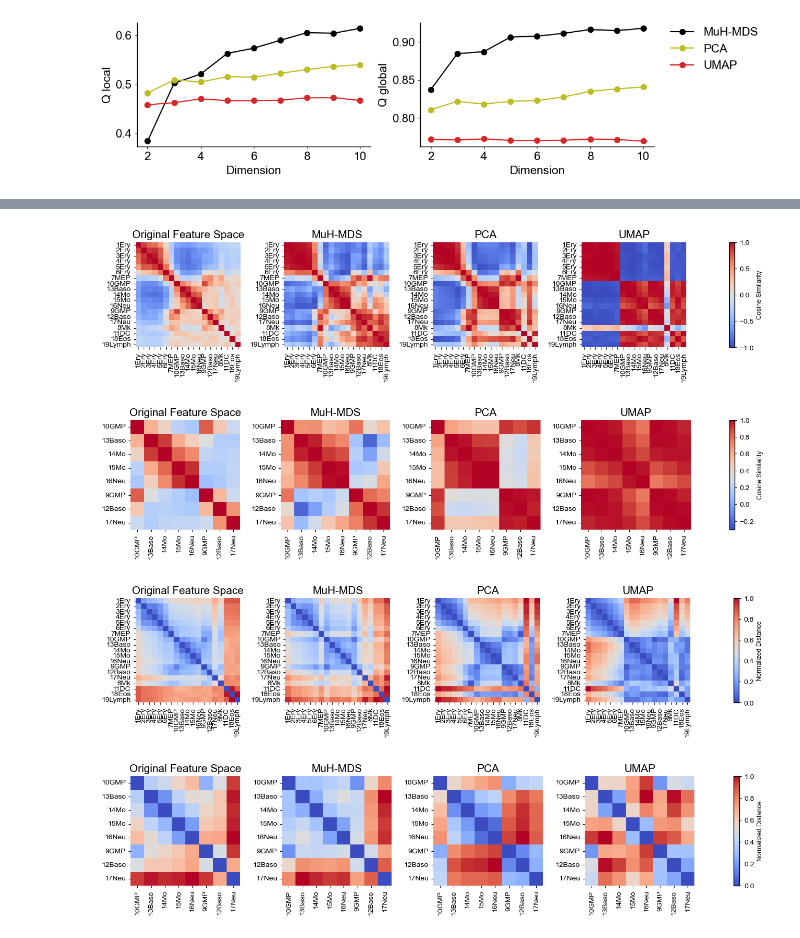
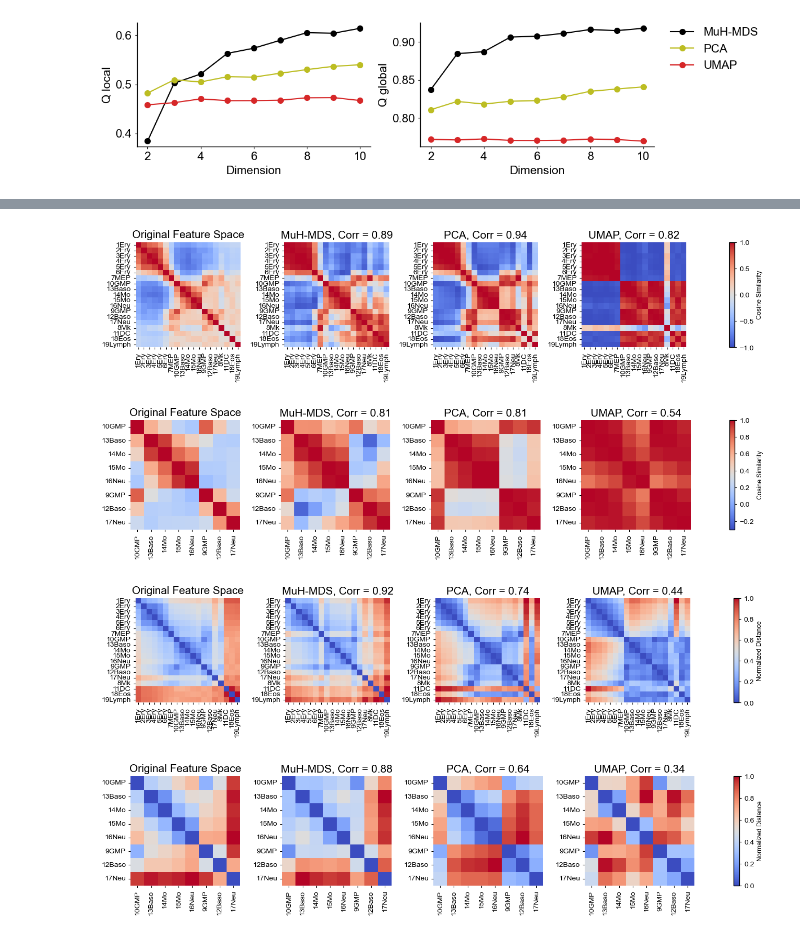
Before and after one commit to ymch815/Multiscale-HMDS, a Jupyter notebook: figures/Fig5-Paul.ipynb, the cells around one changed output, grey strips where cells are left out. Saved outputs shown, nothing was run; the diff lists cells and outputs as text; code cells hidden in the pictures.

```diff
--- a/figures/Fig5-Paul.ipynb
+++ b/figures/Fig5-Paul.ipynb
@@ -322,38 +323,43 @@ for ords_by_group in [ords_by_group1,ords_by_group2]:
     featmat_rc = featmat - np.mean(featmat,axis=0)
     df_ = pd.concat([metadata.reset_index().iloc[:,1:],pd.DataFrame(featmat_rc)],axis=1)
     centroids = df_.groupby('paul15_clusters').mean().loc[cluster_labels].values
     # compute pairwise cosine similarity
-    simmat = cosine_similarity(centroids)
+    simmat_ori = cosine_similarity(centroids)
     # plot heatmap
-    im = sn.heatmap(simmat,xticklabels=cluster_labels,yticklabels=cluster_labels,
+    im = sn.heatmap(simmat_ori,xticklabels=cluster_labels,yticklabels=cluster_labels,
         ax=axs[0],cmap='coolwarm',vmin=vthre,vmax=1,cbar=False)
     axs[0].set_title('Original Feature Space', fontsize=15)
     axs[0].set_aspect('equal')
 
     for i,df in enumerate(dfs):
         df_ = df.drop(columns=['radius'])
         if i == 0: # map to tangent space for MuH-MDS
             tangent_coords = emb.logmap(datarc)
             df_.iloc[:,1:] = tangent_coords
         centroids = df_.groupby('paul15_clusters').mean().loc[cluster_labels].values
         if i == 0:
             centroids = emb.expmap(centroids) # back to poincare coordinates
         # compute pairwise cosine similarity
         simmat = cosine_similarity(centroids)
         # plot heatmap
         im = sn.heatmap(simmat,xticklabels=cluster_labels,yticklabels=cluster_labels,ax=axs[i+1],
                 cmap='coolwarm',vmin=vthre,vmax=1,cbar=False)
-        axs[i+1].set_title(names[i], fontsize=15)
+
         # set x and y to be equal aspect
         axs[i+1].set_aspect('equal')
+
+        # compute correlation and relative distortion with original feature space
+        corr = stats.spearmanr(simmat_ori[np.triu_indices(len(cluster_labels),k=1)],
+                              simmat[np.triu_indices(len(cluster_labels),k=1)]).correlation
+        axs[i+1].set_title(names[i]+', Corr = %.2f'%(corr), fontsize=15)
     mappable = axs[-1].collections[0]
     cbar = fig.colorbar(mappable, cax=cax)
     cbar.set_label("Cosine Similarity")
     plt.tight_layout()
     savelabel = 'GMP' if ords_by_group==ords_by_group2 else 'all'
 # %% [output]
-[figure, old version]
+[figure, new version]
-[figure, old version]
+[figure, new version]
 # %%
 # cluster pairwise distance in 3 embedding spaces
 for ords_by_group in [ords_by_group1,ords_by_group2]:
@@ -391,18 +397,20 @@ for ords_by_group in [ords_by_group1,ords_by_group2]:
         distmat = distmat / np.max(distmat)  # normalize
         im = sn.heatmap(distmat,xticklabels=cluster_labels,yticklabels=cluster_labels,ax=axs[i+1],
                 cmap='coolwarm',cbar=False,vmin=0,vmax=1)
-        axs[i+1].set_title(names[i], fontsize=15)
         # set x and y to be equal aspect
         axs[i+1].set_aspect('equal')
-        # set colorba
+        # compute correlation and relative distortion with original feature space
+        corr = stats.spearmanr(distmat_feat[np.triu_indices(len(cluster_labels),k=1)],
+                              distmat[np.triu_indices(len(cluster_labels),k=1)]).correlation
+        axs[i+1].set_title(names[i]+', Corr = %.2f'%(corr), fontsize=15)
     mappable = axs[-1].collections[0]
     cbar = fig.colorbar(mappable, cax=cax)
     cbar.set_label("Normalized Distance")
     plt.tight_layout()
     savelabel = 'GMP' if ords_by_group==ords_by_group2 else 'all'
 # %% [output]
-[figure, old version]
+[figure, new version]
-[figure, old version]
+[figure, new version]
 # %%
 # visualize 3D embedding
 dfs = [df_mhmds,df_pca,df_umap]
```
Also changed, not shown: parts of 2 cells of this notebook, 6 other files.
